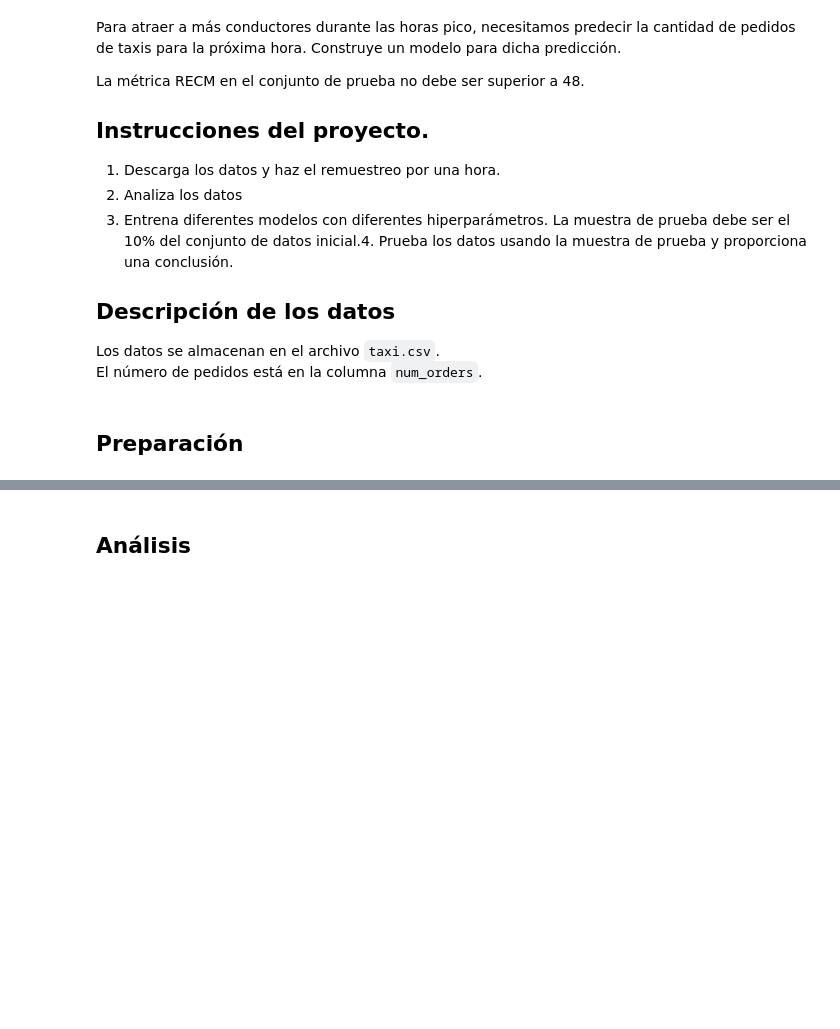
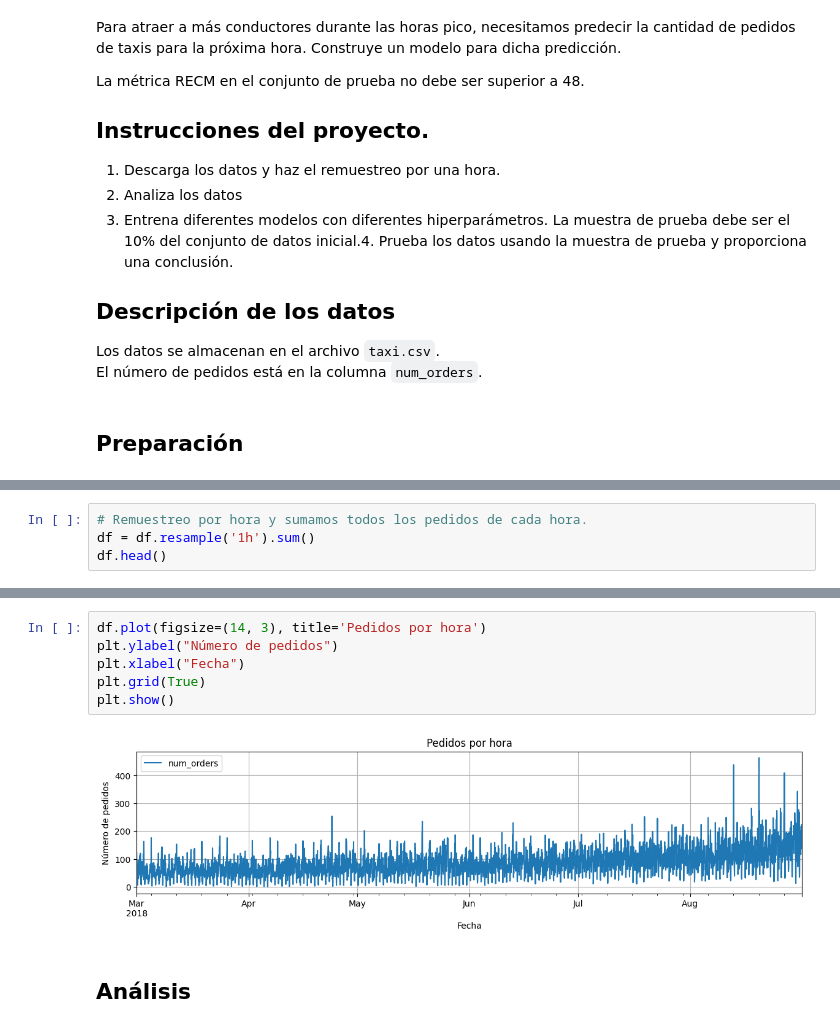
Before and after one commit to vallejocvl/tripleten-ds, a Jupyter notebook: sprint_15/sprint15_cvl.ipynb, the cells around one changed output, grey strips where cells are left out. Drawn from its saved outputs; the diff is of its cells as text; blank space fills up the shorter version.

```diff
--- a/sprint_15/sprint15_cvl.ipynb
+++ b/sprint_15/sprint15_cvl.ipynb
@@ -19,0 +90,4 @@ El número de pedidos está en la columna `num_orders`.
+# %%
+# Remuestreo por hora y sumamos todos los pedidos de cada hora.
+df = df.resample('1h').sum()
+df.head()
@@ -20,2 +102,10 @@ El número de pedidos está en la columna `num_orders`.
+# %%
+df.plot(figsize=(14, 3), title='Pedidos por hora')
+plt.ylabel("Número de pedidos")
+plt.xlabel("Fecha")
+plt.grid(True)
+plt.show()
+# %% [output]
+[figure, added]
 # %% [markdown]
 ## Análisis
```
Also changed, not shown: parts of 35 cells of this notebook, 9 other files.
